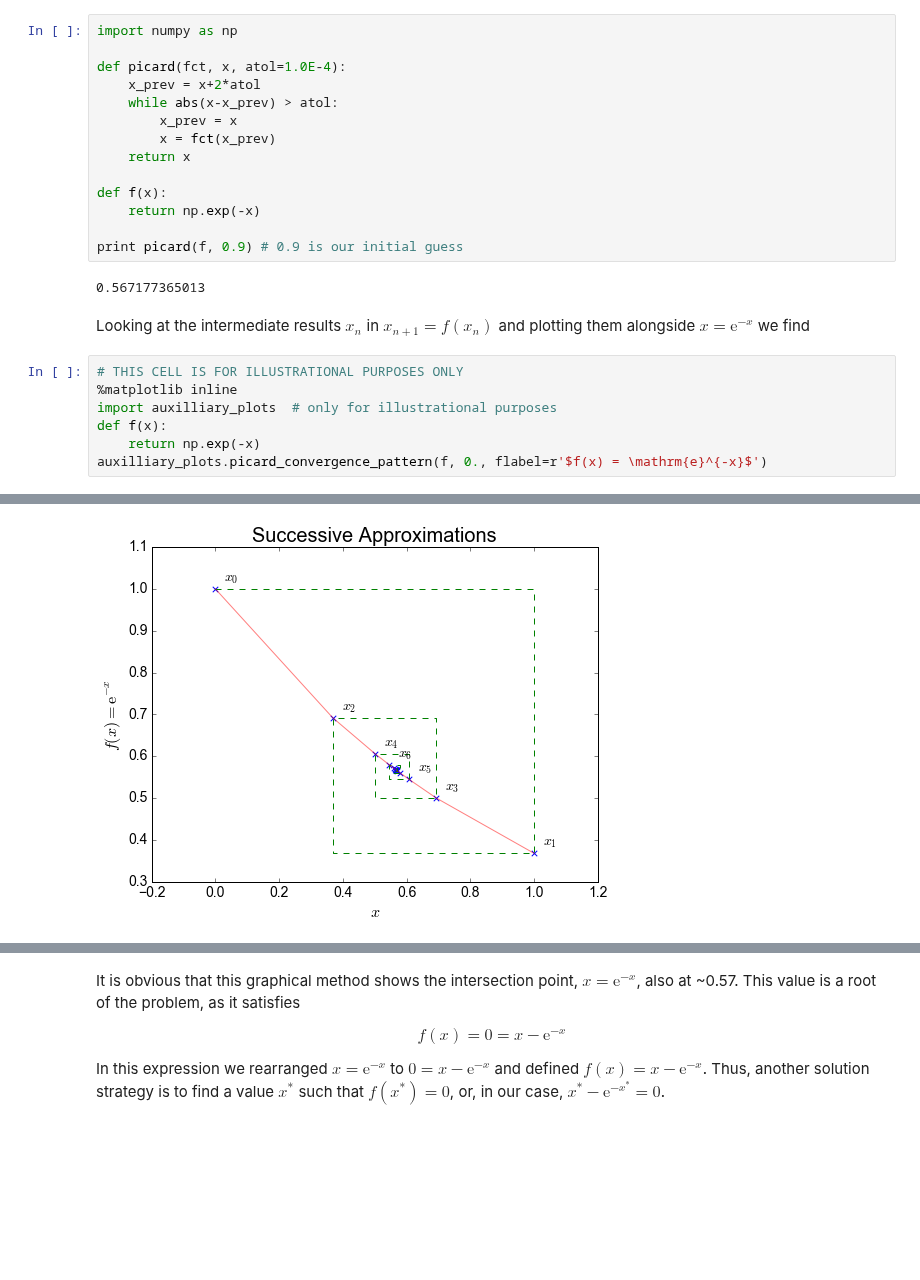
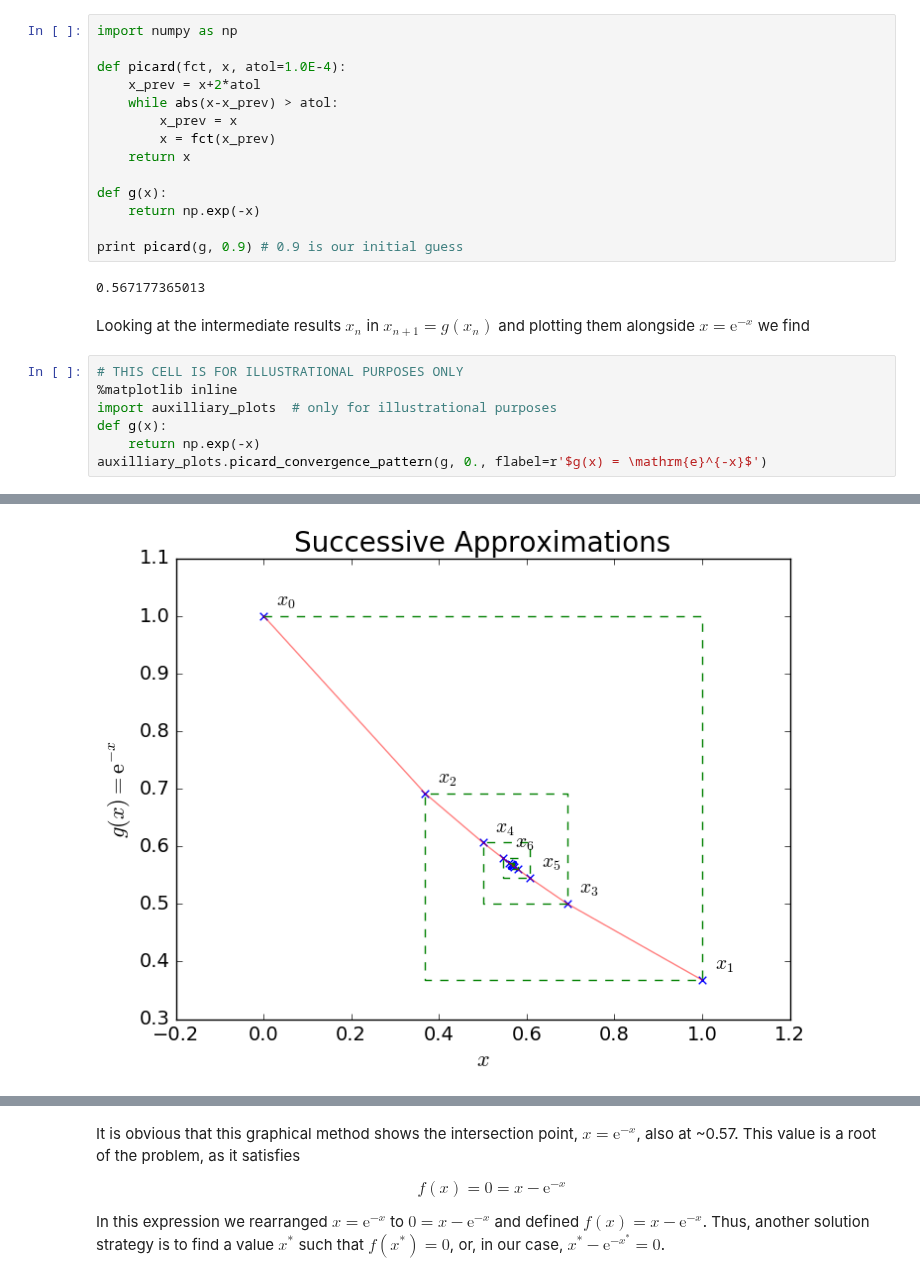
Before and after one commit to ggorman/Numerical-methods-1, a Jupyter notebook: notebook/roots_of_equations_solutions.ipynb, the cells around one changed output, grey strips where cells are left out. Drawn from its saved outputs; the diff is of its cells as text; blank space fills up the shorter version.

```diff
--- a/notebook/roots_of_equations_solutions.ipynb
+++ b/notebook/roots_of_equations_solutions.ipynb
@@ -71,39 +95,39 @@ def picard(fct, x, atol=1.0E-4):
         x = fct(x_prev)
     return x
 
-def f(x):
+def g(x):
     return np.exp(-x)
 
-print picard(f, 0.9) # 0.9 is our initial guess
+print picard(g, 0.9) # 0.9 is our initial guess
 # %% [output]
 0.567177365013
 # %% [markdown]
-Looking at the intermediate results $x_n$ in $x_{n+1} = f(x_n)$ and plotting them alongside $x = \mathrm{e}^{-x}$ we find
+Looking at the intermediate results $x_n$ in $x_{n+1} = g(x_n)$ and plotting them alongside $x = \mathrm{e}^{-x}$ we find
 # %%
 # THIS CELL IS FOR ILLUSTRATIONAL PURPOSES ONLY
 %matplotlib inline
 import auxilliary_plots  # only for illustrational purposes
-def f(x):
+def g(x):
     return np.exp(-x)
-auxilliary_plots.picard_convergence_pattern(f, 0., flabel=r'$f(x) = \mathrm{e}^{-x}$')
+auxilliary_plots.picard_convergence_pattern(g, 0., flabel=r'$g(x) = \mathrm{e}^{-x}$')
 # %% [output]
 x_00 = 0.00000
 x_01 = 1.00000
 x_02 = 0.36788
 x_03 = 0.69220
 x_04 = 0.50047
 x_05 = 0.60624
 x_06 = 0.54540
 x_07 = 0.57961
 x_08 = 0.56012
 x_09 = 0.57114
 x_10 = 0.56488
 x_11 = 0.56843
 x_12 = 0.56641
 x_13 = 0.56756
 x_14 = 0.56691
 x_15 = 0.56728
 x_16 = 0.56707
 x_17 = 0.56719
-[figure, old version]
+[figure, new version]
 # %% [markdown]
```
Also changed, not shown: parts of 9 cells of this notebook.
